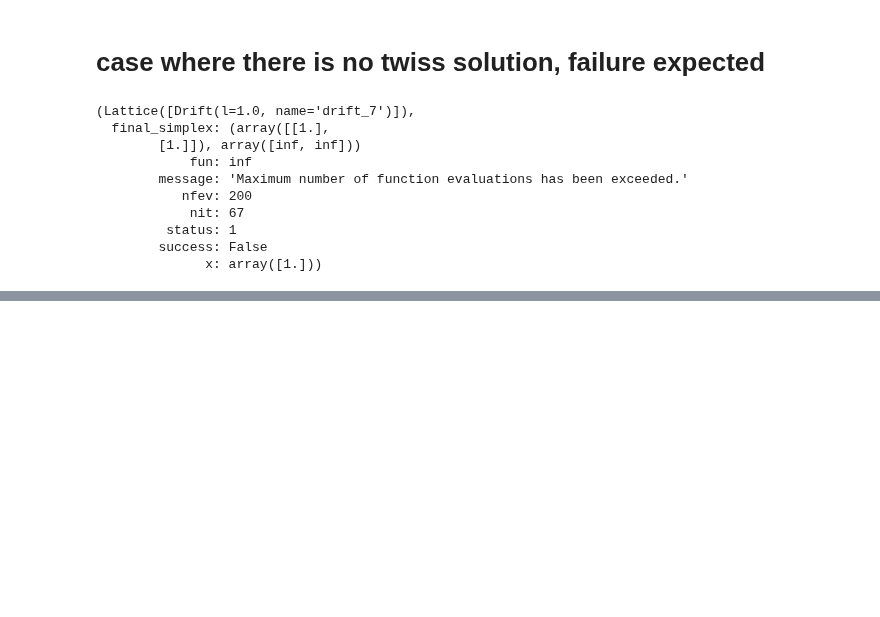
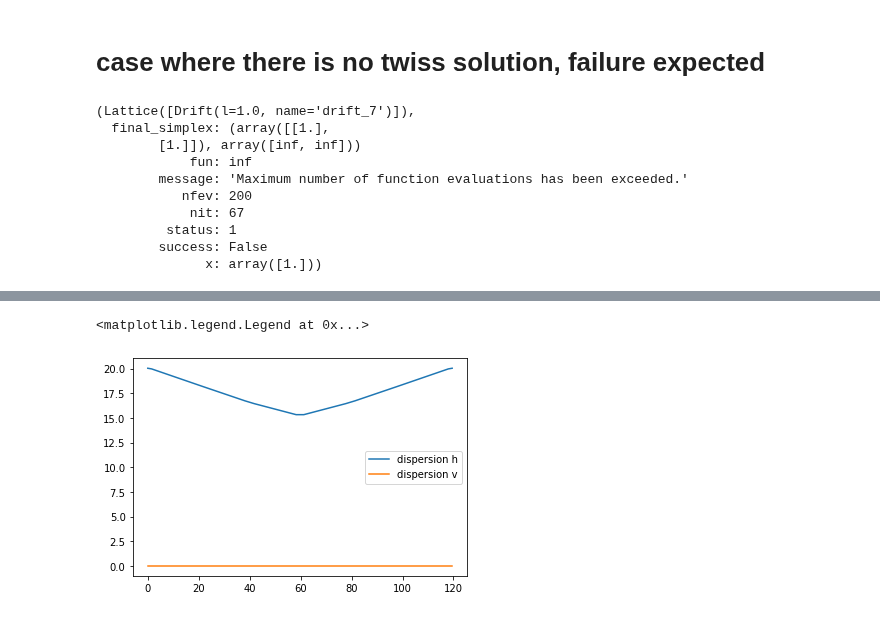
Before and after one commit to loiccoyle/pyaccelerator, a Jupyter notebook: noteboooks/matching.ipynb, the cells around one changed output, grey strips where cells are left out. Saved outputs shown, nothing was run; the diff lists cells and outputs as text; code cells hidden in the pictures; blank space fills up the shorter version.

```diff
--- a/noteboooks/matching.ipynb
+++ b/noteboooks/matching.ipynb
@@ -239,0 +302,7 @@ lat.constraints.match()
+# %%
+plt.plot(tracked.s, tracked.x, label="dispersion h")
+plt.plot(tracked.s, tracked.y, label="dispersion v")
+plt.legend()
+# %% [output]
+<matplotlib.legend.Legend at 0x...>
+[figure, added]
```
Also changed, not shown: parts of 20 cells of this notebook.
